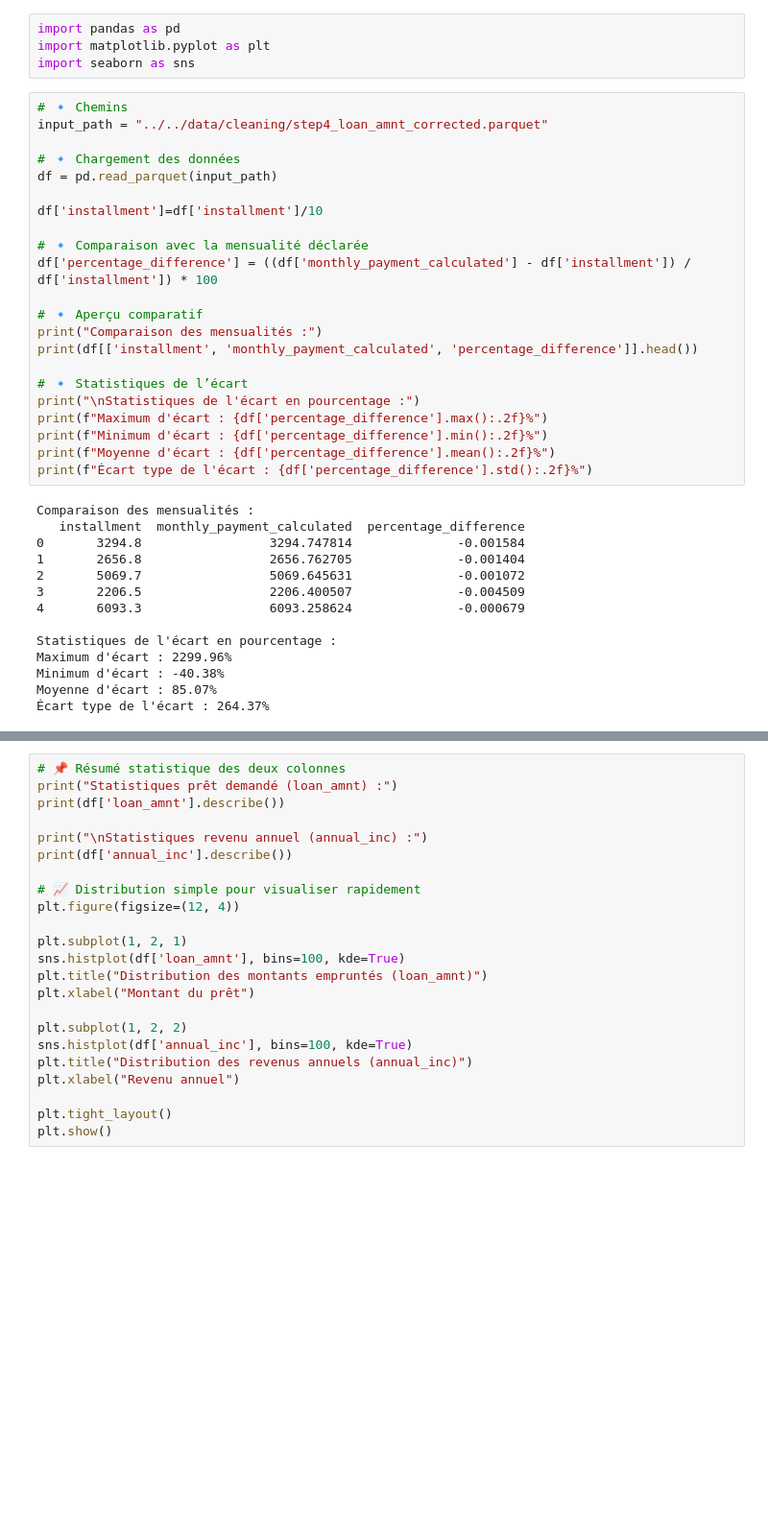
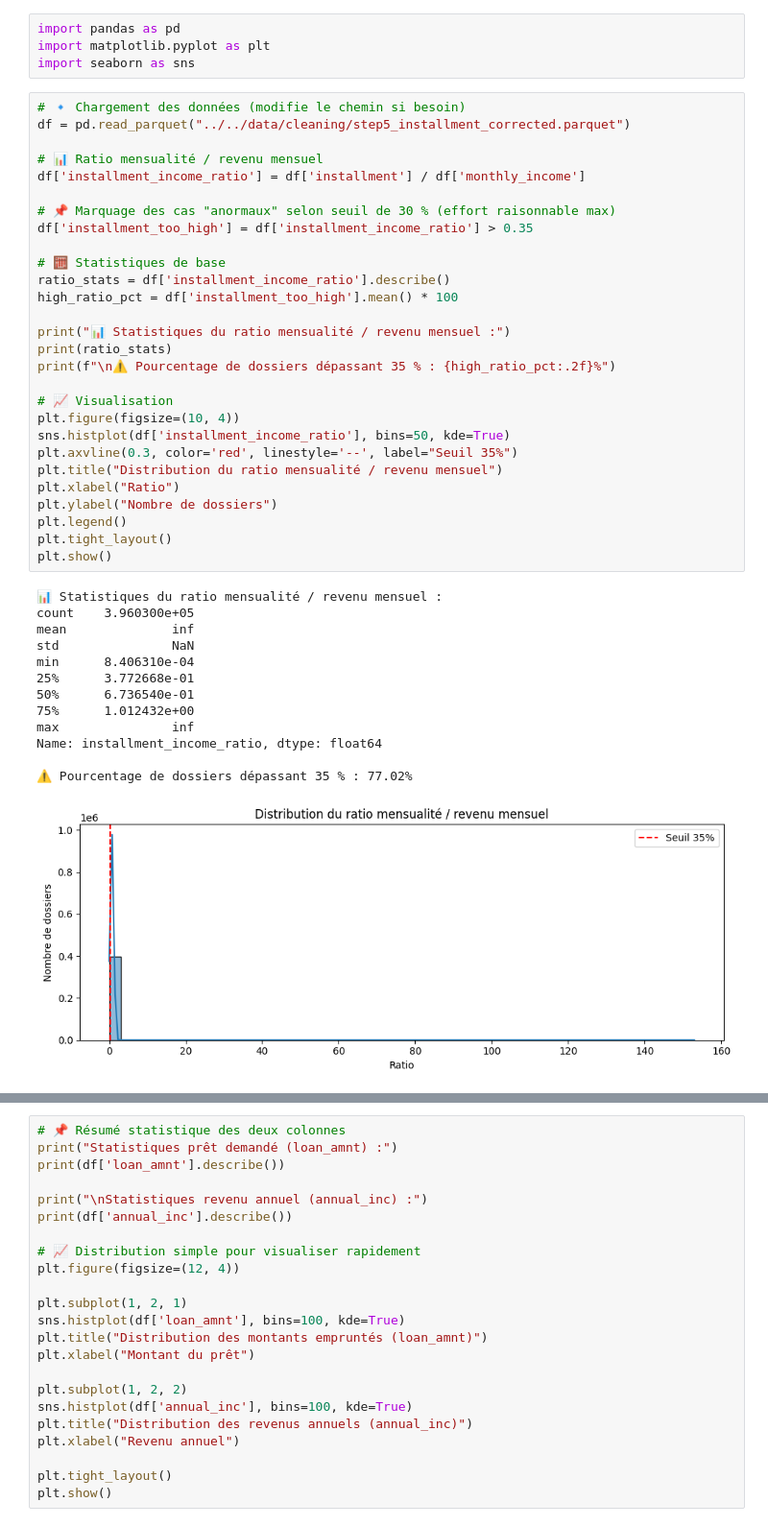
Before and after one commit to pierre-gh-perso/Projet-Credit-pour-tous, a Jupyter notebook: notebooks/discovery/1.3.discovery_data_quality.ipynb, the cells around one changed output, grey strips where cells are left out. Shown at 96% size. Drawn from its saved outputs; the diff is of its cells as text; blank space fills up the shorter version.

```diff
--- a/notebooks/discovery/1.3.discovery_data_quality.ipynb
+++ b/notebooks/discovery/1.3.discovery_data_quality.ipynb
@@ -3,38 +3,44 @@ import pandas as pd
 import matplotlib.pyplot as plt
 import seaborn as sns
 # %%
-# 🔹 Chemins
-input_path = "../../data/cleaning/step4_loan_amnt_corrected.parquet"
+# 🔹 Chargement des données (modifie le chemin si besoin)
+df = pd.read_parquet("../../data/cleaning/step5_installment_corrected.parquet")
 
-# 🔹 Chargement des données
-df = pd.read_parquet(input_path)
+# 📊 Ratio mensualité / revenu mensuel
+df['installment_income_ratio'] = df['installment'] / df['monthly_income']
 
-df['installment']=df['installment']/10
+# 📌 Marquage des cas "anormaux" selon seuil de 30 % (effort raisonnable max)
+df['installment_too_high'] = df['installment_income_ratio'] > 0.35
 
-# 🔹 Comparaison avec la mensualité déclarée
-df['percentage_difference'] = ((df['monthly_payment_calculated'] - df['installment']) / df['installment']) * 100
+# 🧮 Statistiques de base
+ratio_stats = df['installment_income_ratio'].describe()
+high_ratio_pct = df['installment_too_high'].mean() * 100
 
-# 🔹 Aperçu comparatif
-print("Comparaison des mensualités :")
-print(df[['installment', 'monthly_payment_calculated', 'percentage_difference']].head())
+print("📊 Statistiques du ratio mensualité / revenu mensuel :")
+print(ratio_stats)
+print(f"\n⚠️ Pourcentage de dossiers dépassant 35 % : {high_ratio_pct:.2f}%")
 
-# 🔹 Statistiques de l’écart
-print("\nStatistiques de l'écart en pourcentage :")
-print(f"Maximum d'écart : {df['percentage_difference'].max():.2f}%")
-print(f"Minimum d'écart : {df['percentage_difference'].min():.2f}%")
-print(f"Moyenne d'écart : {df['percentage_difference'].mean():.2f}%")
-print(f"Écart type de l'écart : {df['percentage_difference'].std():.2f}%")
+# 📈 Visualisation
+plt.figure(figsize=(10, 4))
+sns.histplot(df['installment_income_ratio'], bins=50, kde=True)
+plt.axvline(0.3, color='red', linestyle='--', label="Seuil 35%")
+plt.title("Distribution du ratio mensualité / revenu mensuel")
+plt.xlabel("Ratio")
+plt.ylabel("Nombre de dossiers")
+plt.legend()
+plt.tight_layout()
+plt.show()
 # %% [output]
-Comparaison des mensualités :
-   installment  monthly_payment_calculated  percentage_difference
-0       3294.8                 3294.747814              -0.001584
-1       2656.8                 2656.762705              -0.001404
-2       5069.7                 5069.645631              -0.001072
-3       2206.5                 2206.400507              -0.004509
-4       6093.3                 6093.258624              -0.000679
+📊 Statistiques du ratio mensualité / revenu mensuel :
+count    3.960300e+05
+mean              inf
+std               NaN
+min      8.406310e-04
+25%      3.772668e-01
+50%      6.736540e-01
+75%      1.012432e+00
+max               inf
+Name: installment_income_ratio, dtype: float64
 
-Statistiques de l'écart en pourcentage :
-Maximum d'écart : 2299.96%
-Minimum d'écart : -40.38%
-Moyenne d'écart : 85.07%
-Écart type de l'écart : 264.37%
+⚠️ Pourcentage de dossiers dépassant 35 % : 77.02%
+[figure, added]
```
Also changed, not shown: parts of 1 cell of this notebook, 9 other files.
